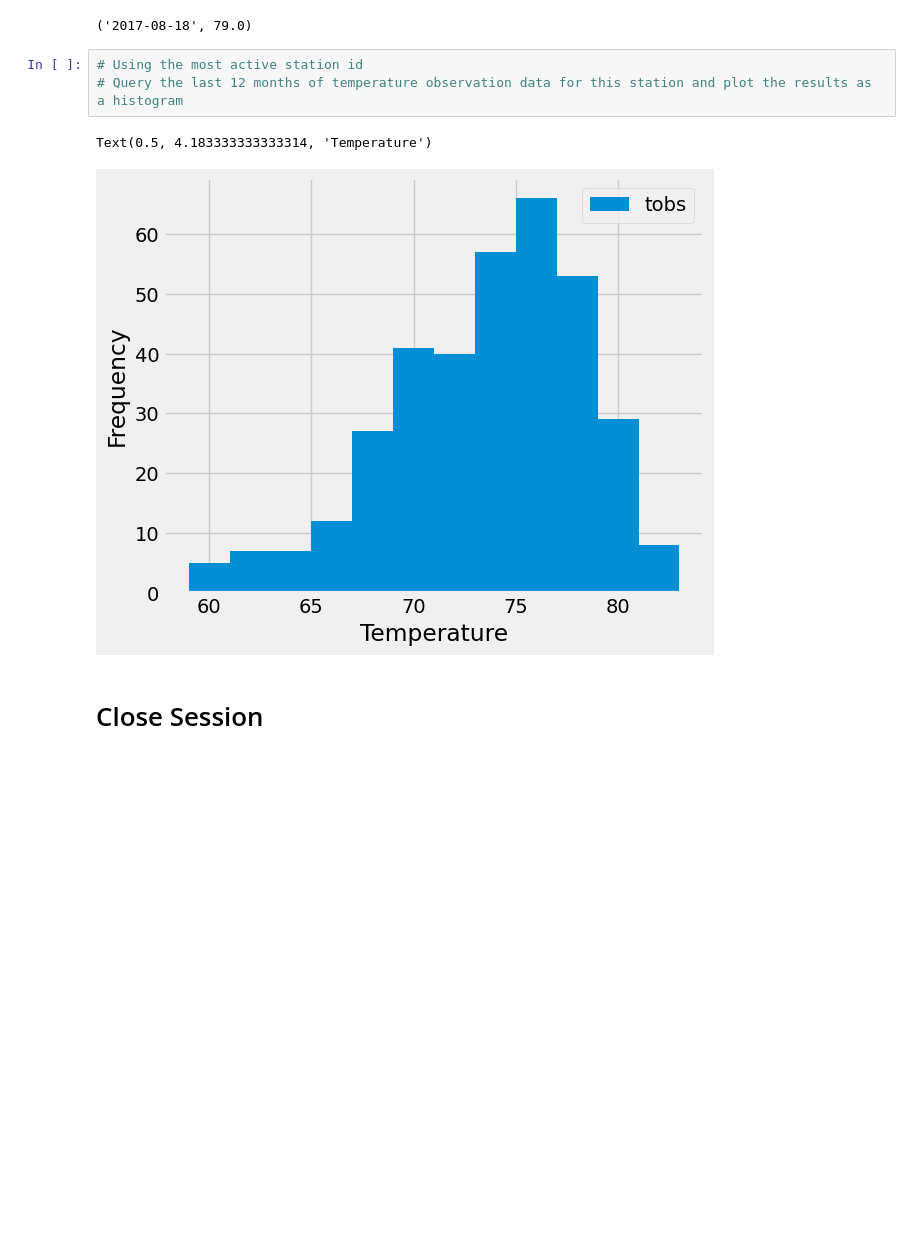
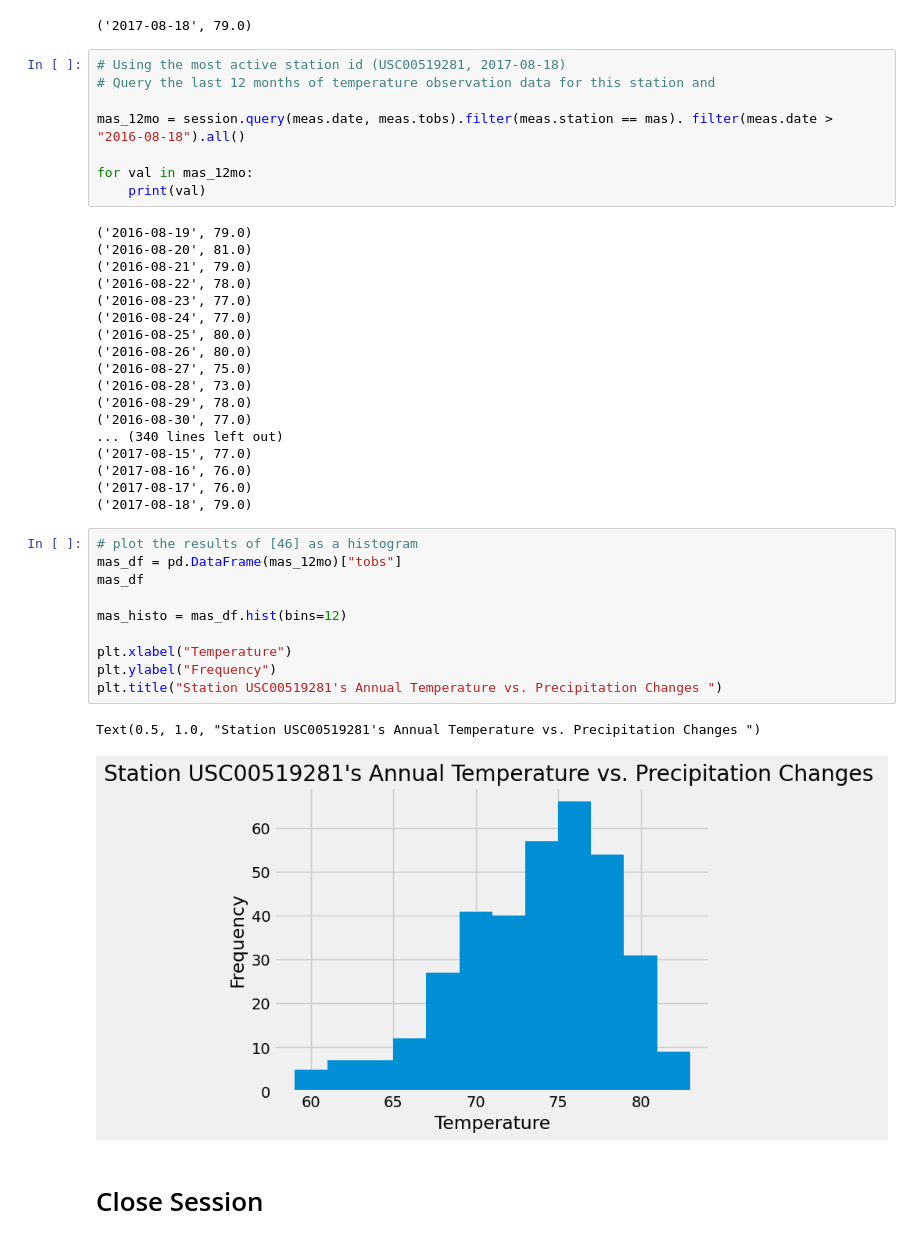
Before and after one commit to Y1U9M9A4I/sqlalchemy-challenge, a Jupyter notebook: Starter_Code/climate_starter.ipynb, the cells around one changed output. Cells and saved outputs as stored; diff of their text form; blank space fills up the shorter version.

```diff
--- a/Starter_Code/climate_starter.ipynb
+++ b/Starter_Code/climate_starter.ipynb
@@ -144,11 +144,44 @@ print(most_recent)
 # %% [output]
 ('2017-08-18', 79.0)
 # %%
-# Using the most active station id
-# Query the last 12 months of temperature observation data for this station and plot the results as a histogram
+# Using the most active station id (USC00519281, 2017-08-18)
+# Query the last 12 months of temperature observation data for this station and
+
+mas_12mo = session.query(meas.date, meas.tobs).filter(meas.station == mas). filter(meas.date > "2016-08-18").all()
+
+for val in mas_12mo:
+    print(val)
 # %% [output]
-Text(0.5, 4.183333333333314, 'Temperature')
+('2016-08-19', 79.0)
+('2016-08-20', 81.0)
+('2016-08-21', 79.0)
+('2016-08-22', 78.0)
+('2016-08-23', 77.0)
+('2016-08-24', 77.0)
+('2016-08-25', 80.0)
+('2016-08-26', 80.0)
+('2016-08-27', 75.0)
+('2016-08-28', 73.0)
+('2016-08-29', 78.0)
+('2016-08-30', 77.0)
+... (340 lines left out)
+('2017-08-15', 77.0)
+('2017-08-16', 76.0)
+('2017-08-17', 76.0)
+('2017-08-18', 79.0)
-[figure, removed]
+# %%
+# plot the results of [46] as a histogram
+mas_df = pd.DataFrame(mas_12mo)["tobs"]
+mas_df
+
+mas_histo = mas_df.hist(bins=12)
+
+plt.xlabel("Temperature")
+plt.ylabel("Frequency")
+plt.title("Station USC00519281's Annual Temperature vs. Precipitation Changes ")
+# %% [output]
+Text(0.5, 1.0, "Station USC00519281's Annual Temperature vs. Precipitation Changes ")
+[figure, added]
 # %% [markdown]
 # Close Session
 # %%
```
